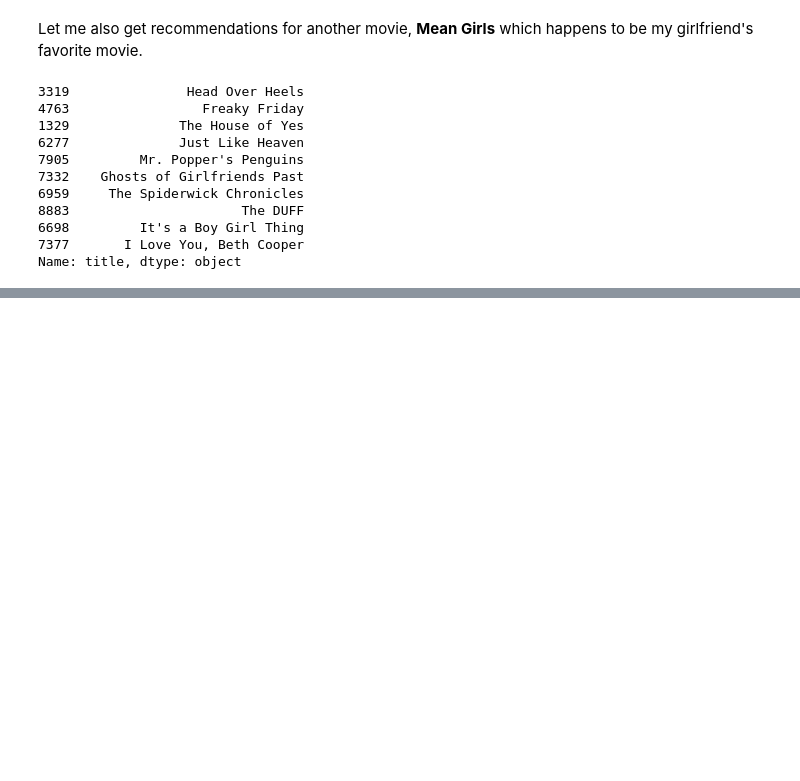
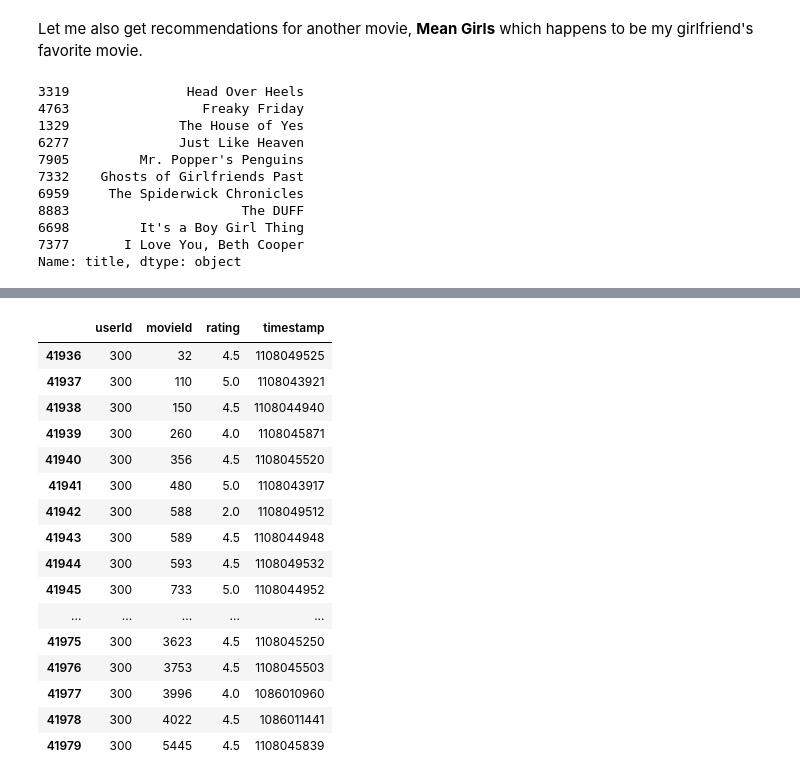
Before and after one commit to JIPiration/kaggles, a Jupyter notebook: the-movie-dataset-and-TMDB-5000-movie-dataset/movie-recommender-systems.ipynb, the cells around one changed output, grey strips where cells are left out. Saved outputs shown, nothing was run; the diff lists cells and outputs as text; code cells hidden in the pictures; blank space fills up the shorter version.

```diff
--- a/the-movie-dataset-and-TMDB-5000-movie-dataset/movie-recommender-systems.ipynb
+++ b/the-movie-dataset-and-TMDB-5000-movie-dataset/movie-recommender-systems.ipynb
@@ -1143,0 +1477,20 @@ I will take the top 25 movies based on similarity scores and calculate the vote
+# %%
+ratings[ratings['userId'] == 300]
+# %% [output]
+|  | userId | movieId | rating | timestamp |
+| 41936 | 300 | 32 | 4.5 | 1108049525 |
+| 41937 | 300 | 110 | 5.0 | 1108043921 |
+| 41938 | 300 | 150 | 4.5 | 1108044940 |
+| 41939 | 300 | 260 | 4.0 | 1108045871 |
+| 41940 | 300 | 356 | 4.5 | 1108045520 |
+| 41941 | 300 | 480 | 5.0 | 1108043917 |
+| 41942 | 300 | 588 | 2.0 | 1108049512 |
+| 41943 | 300 | 589 | 4.5 | 1108044948 |
+| 41944 | 300 | 593 | 4.5 | 1108049532 |
+| 41945 | 300 | 733 | 5.0 | 1108044952 |
+| ... | ... | ... | ... | ... |
+| 41975 | 300 | 3623 | 4.5 | 1108045250 |
+| 41976 | 300 | 3753 | 4.5 | 1108045503 |
+| 41977 | 300 | 3996 | 4.0 | 1086010960 |
+| 41978 | 300 | 4022 | 4.5 | 1086011441 |
+| 41979 | 300 | 5445 | 4.5 | 1108045839 |
```
Also changed, not shown: parts of 39 cells of this notebook.
